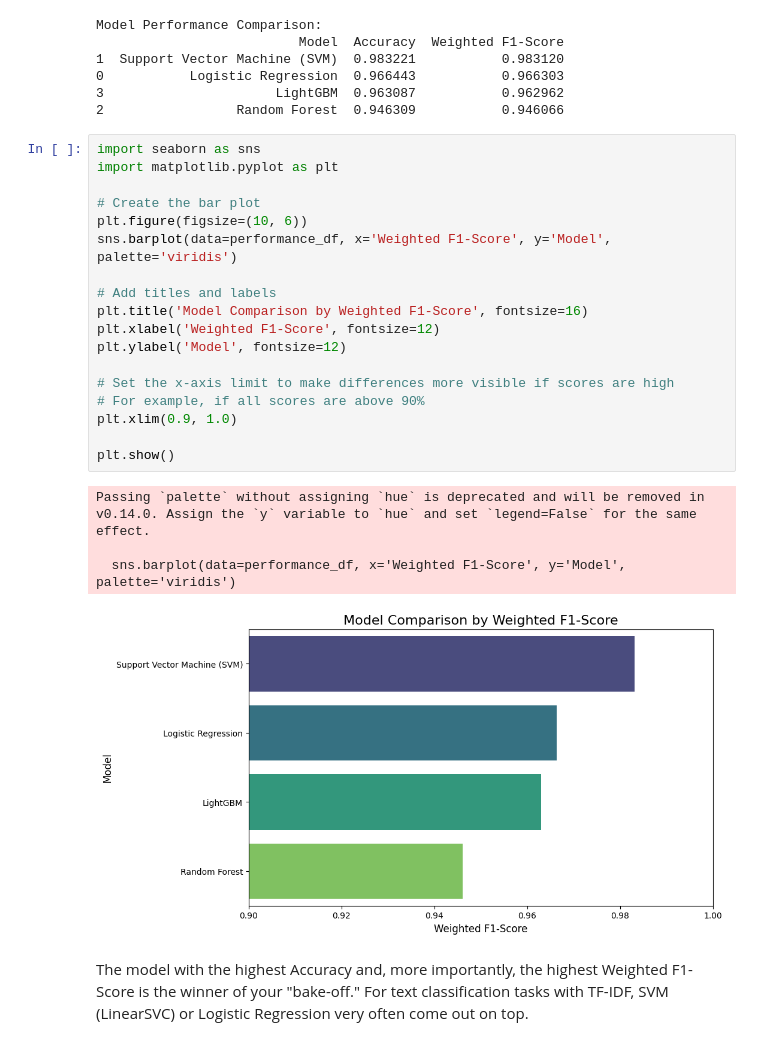
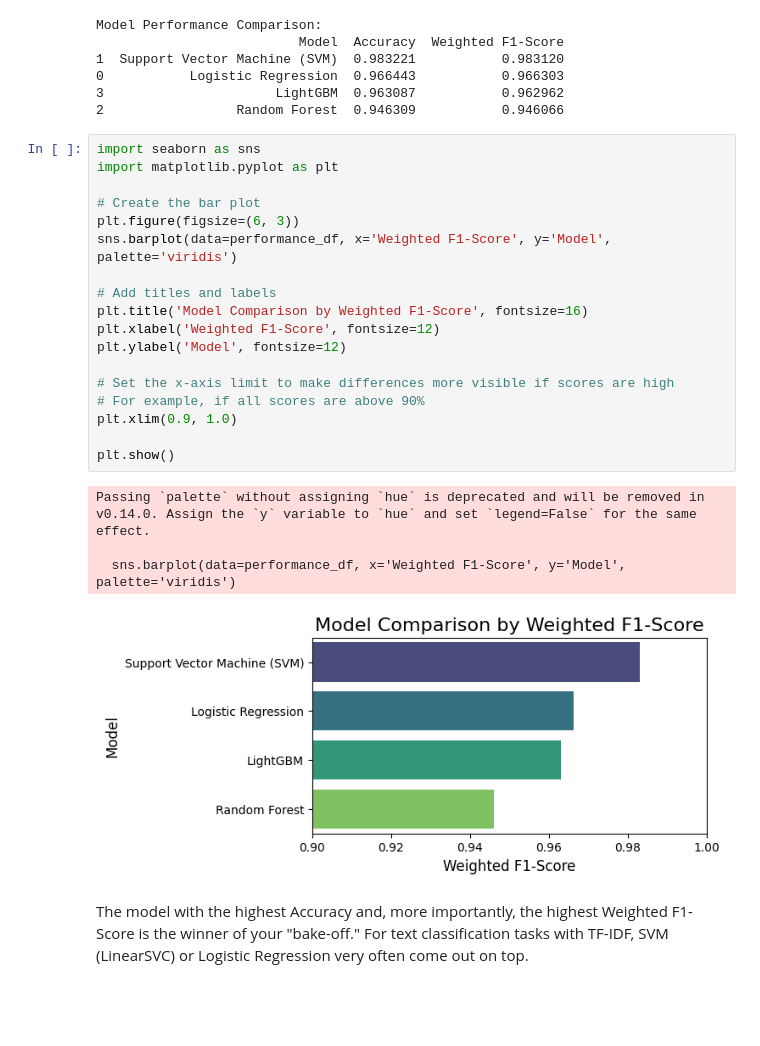
Before and after one commit to RockDeng110/BBC-News-Classification, a Jupyter notebook: bbc_news_classification.ipynb, the cells around one changed output. Cells and saved outputs as stored; diff of their text form; blank space fills up the shorter version.

```diff
--- a/bbc_news_classification.ipynb
+++ b/bbc_news_classification.ipynb
@@ -858,26 +834,26 @@ Model Performance Comparison:
 # %%
 import seaborn as sns
 import matplotlib.pyplot as plt
 
 # Create the bar plot
-plt.figure(figsize=(10, 6))
+plt.figure(figsize=(6, 3))
 sns.barplot(data=performance_df, x='Weighted F1-Score', y='Model', palette='viridis')
 
 # Add titles and labels
 plt.title('Model Comparison by Weighted F1-Score', fontsize=16)
 plt.xlabel('Weighted F1-Score', fontsize=12)
 plt.ylabel('Model', fontsize=12)
 
 # Set the x-axis limit to make differences more visible if scores are high
 # For example, if all scores are above 90%
 plt.xlim(0.9, 1.0)
 
 plt.show()
 # %% [output]
 Passing `palette` without assigning `hue` is deprecated and will be removed in v0.14.0. Assign the `y` variable to `hue` and set `legend=False` for the same effect.
 
   sns.barplot(data=performance_df, x='Weighted F1-Score', y='Model', palette='viridis')
-[figure, old version]
+[figure, new version]
 # %% [markdown]
 The model with the highest Accuracy and, more importantly, the highest Weighted F1-Score is the winner of your "bake-off." For text classification tasks with TF-IDF, SVM (LinearSVC) or Logistic Regression very often come out on top.
 # %% [markdown]
```
Also changed, not shown: parts of 30 cells of this notebook.
